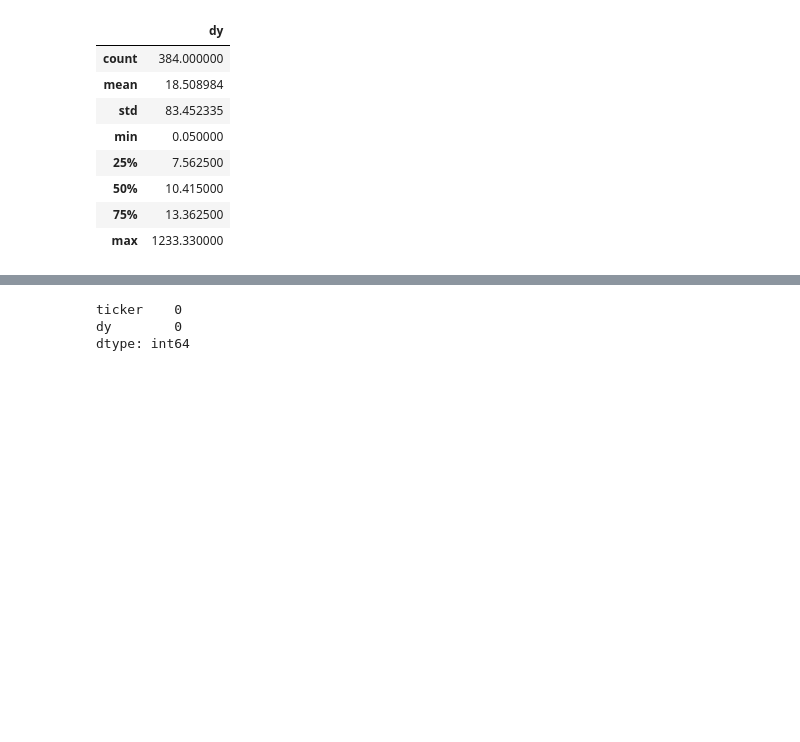
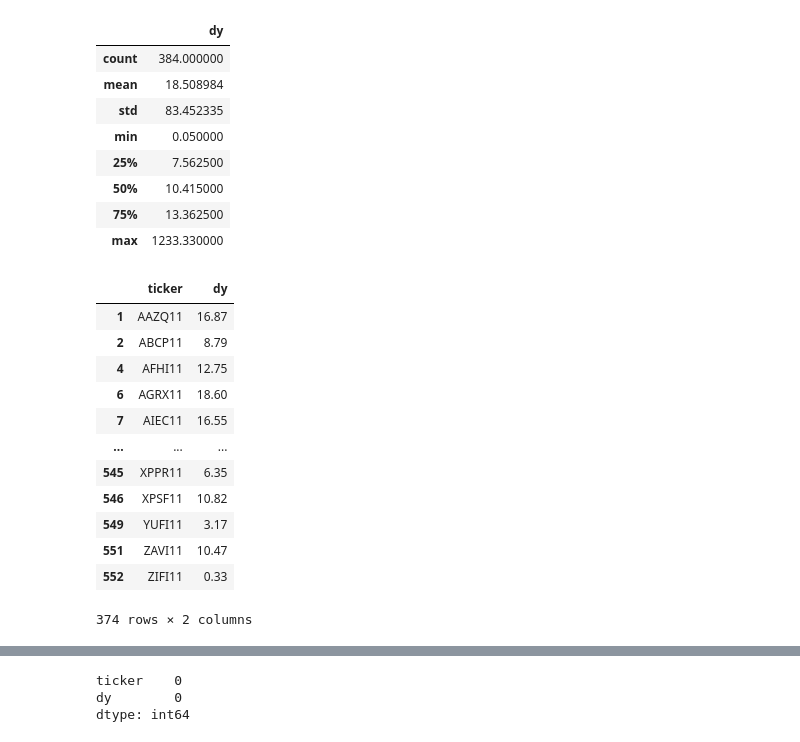
Before and after one commit to esscova/investfiis, a Jupyter notebook: Untitled.ipynb, the cells around one changed output, grey strips where cells are left out. Cells and saved outputs as stored; diff of their text form; code cells hidden in the pictures; blank space fills up the shorter version.

```diff
--- a/Untitled.ipynb
+++ b/Untitled.ipynb
@@ -50,0 +53,22 @@ fiis.describe()
+# %%
+def outliers (df,coluna,desvios):
+    limite = desvios
+    outliers = df[~(abs(zscore(coluna)) > desvios)]
+    return outliers
+# %%
+sem_outliers = outliers(fiis, fiis.dy, 0.5)
+sem_outliers
+# %% [output]
+|  | ticker | dy |
+| 1 | AAZQ11 | 16.87 |
+| 2 | ABCP11 | 8.79 |
+| 4 | AFHI11 | 12.75 |
+| 6 | AGRX11 | 18.60 |
+| 7 | AIEC11 | 16.55 |
+| ... | ... | ... |
+| 545 | XPPR11 | 6.35 |
+| 546 | XPSF11 | 10.82 |
+| 549 | YUFI11 | 3.17 |
+| 551 | ZAVI11 | 10.47 |
+| 552 | ZIFI11 | 0.33 |
+374 rows × 2 columns
```
Also changed, not shown: parts of 11 cells of this notebook, 6 other files.
